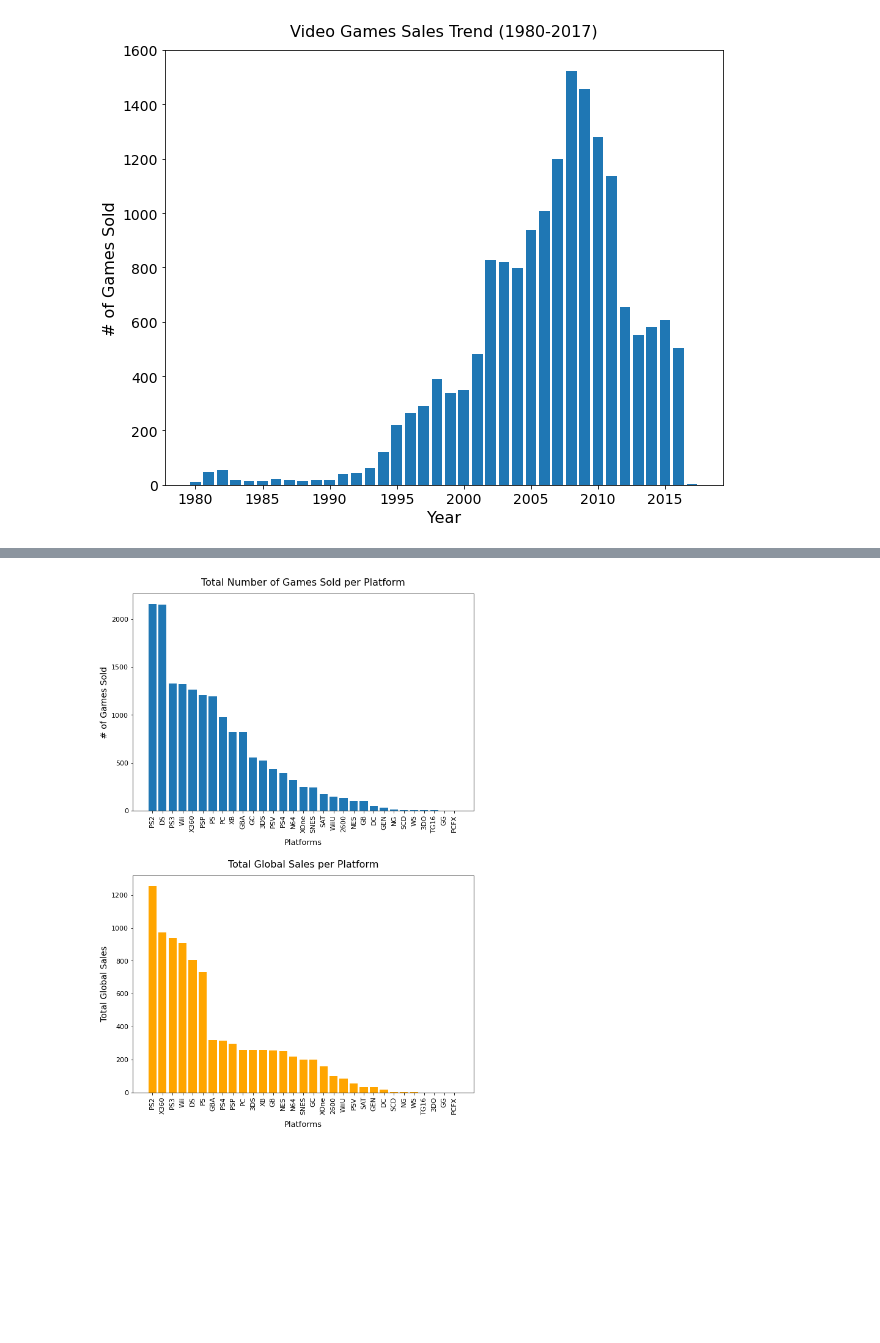
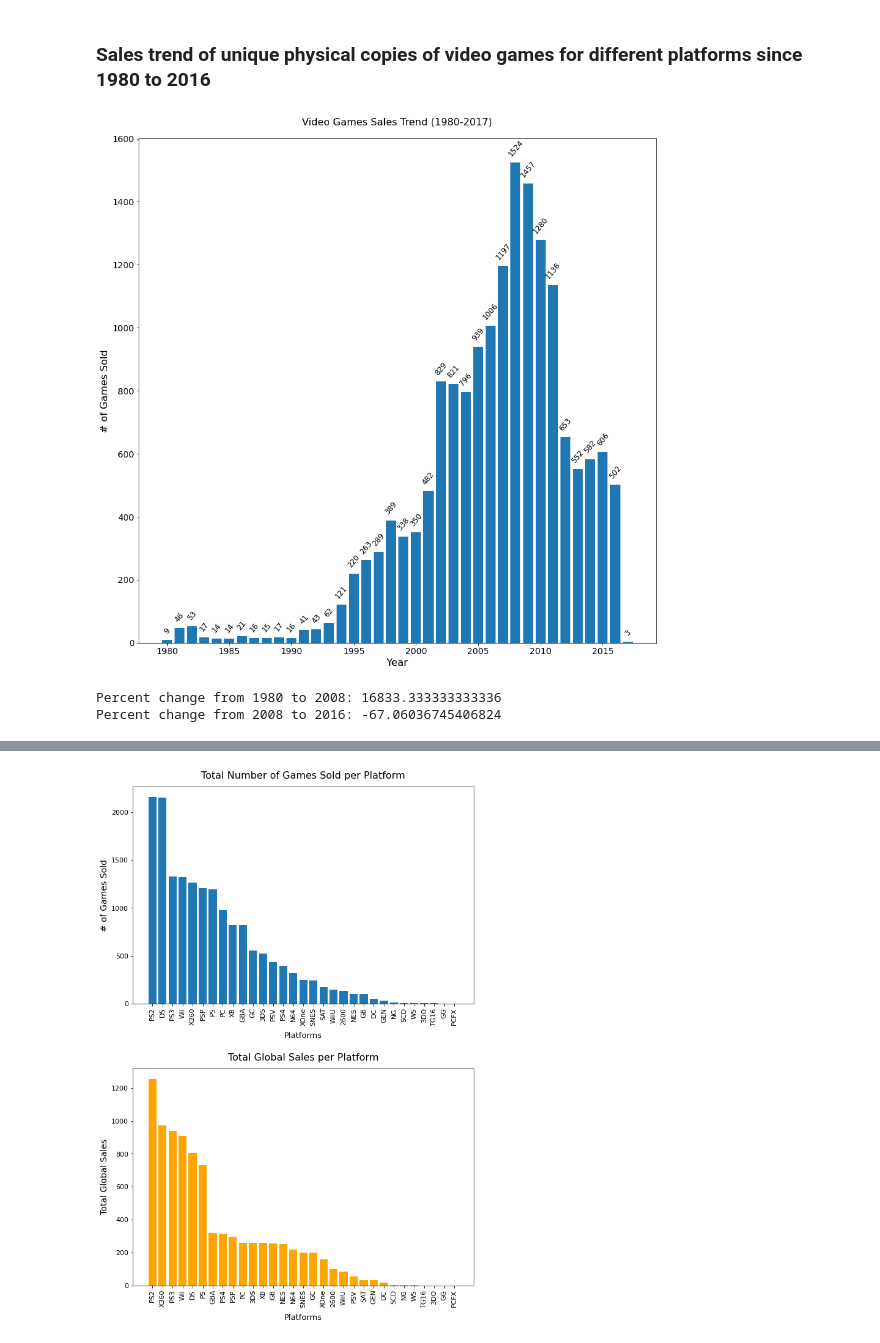
Before and after one commit to fvea/exploratory-data-analysis-video-games-sales, a Jupyter notebook: EDA on Video Games Sales.ipynb, the cells around one changed output, grey strips where cells are left out. Saved outputs shown, nothing was run; the diff lists cells and outputs as text; code cells hidden in the pictures; blank space fills up the shorter version.

Commit message:
Video Games Sales Trend Interpretation ADDED

```diff
--- a/EDA on Video Games Sales.ipynb
+++ b/EDA on Video Games Sales.ipynb
@@ -20,14 +66,30 @@ vg_sales.head()
+# %% [markdown]
+### <a id='vg_trend'>Sales trend of unique physical copies of video games for different platforms since 1980 to 2016</a>
 # %%
 # How the trend for video games grow for the past years?
 year_sales_counts = vg_sales['Year_of_Release'].value_counts()
 year_sales_counts = year_sales_counts.sort_index()
-
-fig, ax = plt.subplots(figsize=(10,8))
+fig, ax = plt.subplots(figsize=(15, 15))
 ax.bar(year_sales_counts.index, year_sales_counts.values)
 ax.set_title('Video Games Sales Trend (1980-2017)', fontsize=16, y=1.02)
 ax.set_xlabel('Year', fontsize=16)
 ax.set_ylabel('# of Games Sold', fontsize=16)
 ax.tick_params(axis='x', labelsize=14)
 ax.tick_params(axis='y', labelsize=14)
+s = year_sales_counts
+for i in s.index:
+    ax.text(i, s.loc[i] + 20, s.loc[i], ha='center',
+            rotation=50, fontsize='large')
 # %% [output]
-[figure, old version]
+[figure, new version]
+# %%
+# function to compute for percent change
+def get_pct_change(prev, new, s):
+    pct_change = (s.loc[new] - s.loc[prev]) / s.loc[prev]
+    return pct_change * 100
+
+print(f'Percent change from 1980 to 2008: {get_pct_change(1980, 2008, year_sales_counts)}')
+print(f'Percent change from 2008 to 2016: {get_pct_change(2008, 2016, year_sales_counts)}')
+# %% [output]
+Percent change from 1980 to 2008: 16833.333333333336
+Percent change from 2008 to 2016: -67.06036745406824
```
Also changed, not shown: parts of 15 cells of this notebook.
